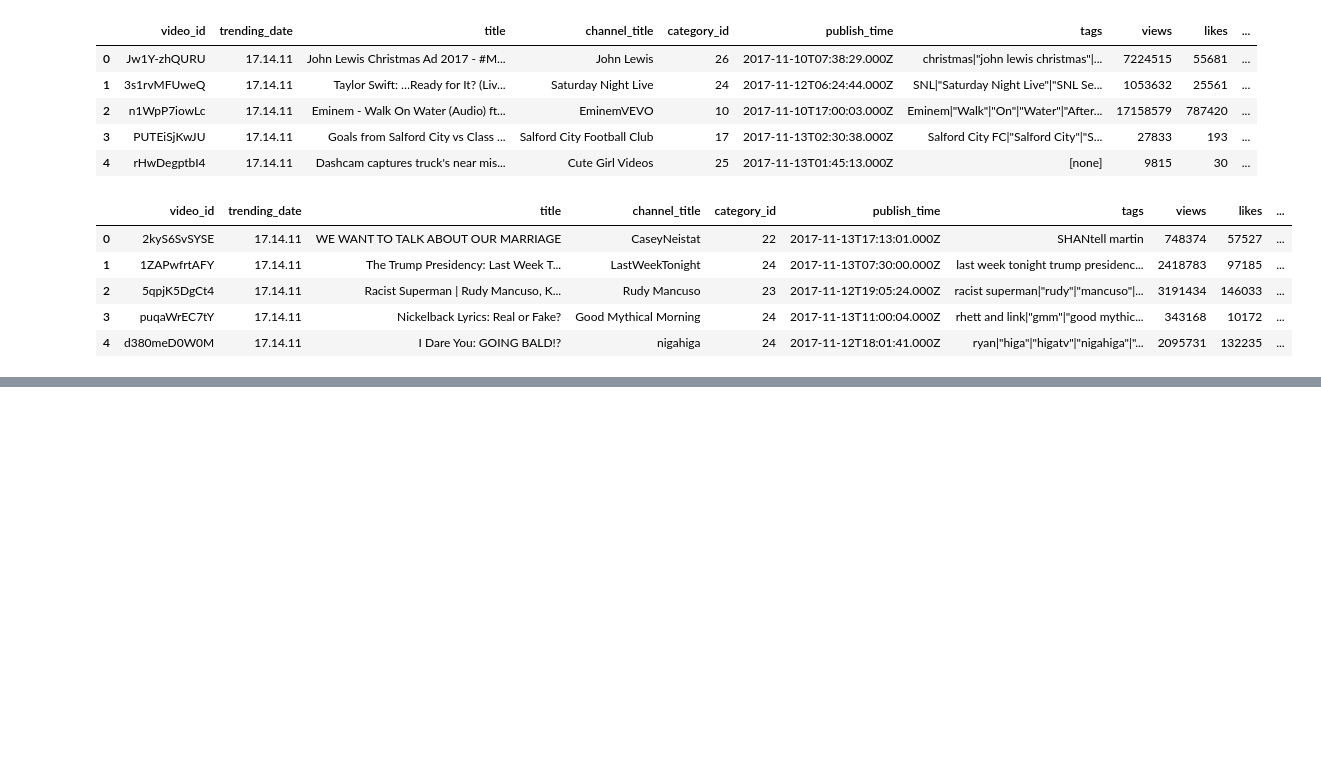
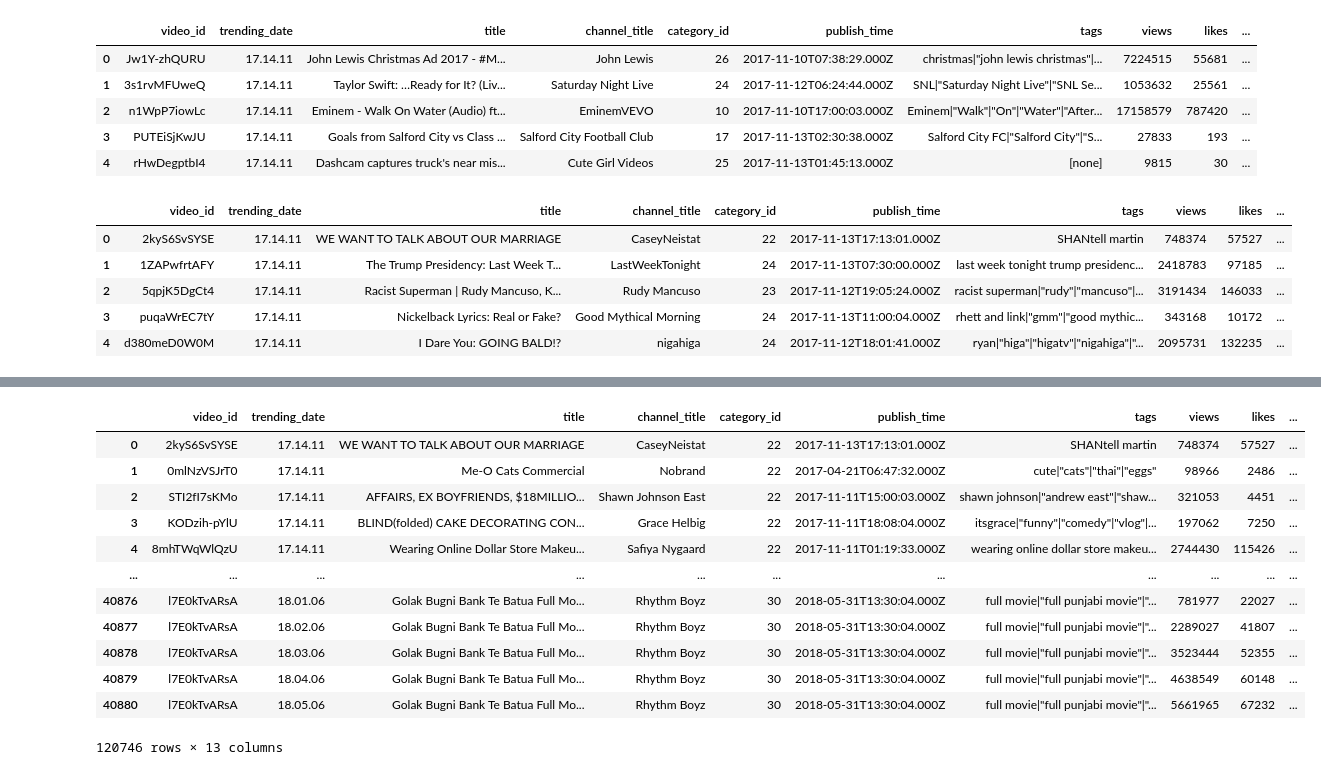
Before and after one commit to elizabethschall2934/ETL-Project, a Jupyter notebook: etl.ipynb, the cells around one changed output, grey strips where cells are left out. Saved outputs shown, nothing was run; the diff lists cells and outputs as text; code cells hidden in the pictures; blank space fills up the shorter version.

```diff
--- a/etl.ipynb
+++ b/etl.ipynb
@@ -185,0 +257,3 @@ US_clean.head()
+# %%
+CA_final = pd.merge(CA_clean, Category_json, on="category_id")
+CA_final.head()
@@ -185,0 +267,3 @@ US_clean.head()
+# %%
+GB_final = pd.merge(GB_clean, Category_json, on="category_id")
+GB_final.head()
@@ -185,0 +277,3 @@ US_clean.head()
+# %%
+CA_final['country']='CA'
+CA_final.head()
@@ -185,0 +287,3 @@ US_clean.head()
+# %%
+GB_final['country']='GB'
+GB_final.head()
@@ -185,0 +297,17 @@ US_clean.head()
+# %%
+world_final = pd.concat([US_final, GB_final, CA_final])
+world_final.head()
+# %% [output]
+|  | video_id | trending_date | title | channel_title | category_id | publish_time | tags | views | likes | ... |
+| 0 | 2kyS6SvSYSE | 17.14.11 | WE WANT TO TALK ABOUT OUR MARRIAGE | CaseyNeistat | 22 | 2017-11-13T17:13:01.000Z | SHANtell martin | 748374 | 57527 | ... |
+| 1 | 0mlNzVSJrT0 | 17.14.11 | Me-O Cats Commercial | Nobrand | 22 | 2017-04-21T06:47:32.000Z | cute|"cats"|"thai"|"eggs" | 98966 | 2486 | ... |
+| 2 | STI2fI7sKMo | 17.14.11 | AFFAIRS, EX BOYFRIENDS, $18MILLIO... | Shawn Johnson East | 22 | 2017-11-11T15:00:03.000Z | shawn johnson|"andrew east"|"shaw... | 321053 | 4451 | ... |
+| 3 | KODzih-pYlU | 17.14.11 | BLIND(folded) CAKE DECORATING CON... | Grace Helbig | 22 | 2017-11-11T18:08:04.000Z | itsgrace|"funny"|"comedy"|"vlog"|... | 197062 | 7250 | ... |
+| 4 | 8mhTWqWlQzU | 17.14.11 | Wearing Online Dollar Store Makeu... | Safiya Nygaard | 22 | 2017-11-11T01:19:33.000Z | wearing online dollar store makeu... | 2744430 | 115426 | ... |
+| ... | ... | ... | ... | ... | ... | ... | ... | ... | ... | ... |
+| 40876 | l7E0kTvARsA | 18.01.06 | Golak Bugni Bank Te Batua Full Mo... | Rhythm Boyz | 30 | 2018-05-31T13:30:04.000Z | full movie|"full punjabi movie"|"... | 781977 | 22027 | ... |
+| 40877 | l7E0kTvARsA | 18.02.06 | Golak Bugni Bank Te Batua Full Mo... | Rhythm Boyz | 30 | 2018-05-31T13:30:04.000Z | full movie|"full punjabi movie"|"... | 2289027 | 41807 | ... |
+| 40878 | l7E0kTvARsA | 18.03.06 | Golak Bugni Bank Te Batua Full Mo... | Rhythm Boyz | 30 | 2018-05-31T13:30:04.000Z | full movie|"full punjabi movie"|"... | 3523444 | 52355 | ... |
+| 40879 | l7E0kTvARsA | 18.04.06 | Golak Bugni Bank Te Batua Full Mo... | Rhythm Boyz | 30 | 2018-05-31T13:30:04.000Z | full movie|"full punjabi movie"|"... | 4638549 | 60148 | ... |
+| 40880 | l7E0kTvARsA | 18.05.06 | Golak Bugni Bank Te Batua Full Mo... | Rhythm Boyz | 30 | 2018-05-31T13:30:04.000Z | full movie|"full punjabi movie"|"... | 5661965 | 67232 | ... |
+120746 rows × 13 columns
```
Also changed, not shown: parts of 15 cells of this notebook, 3 other files.
